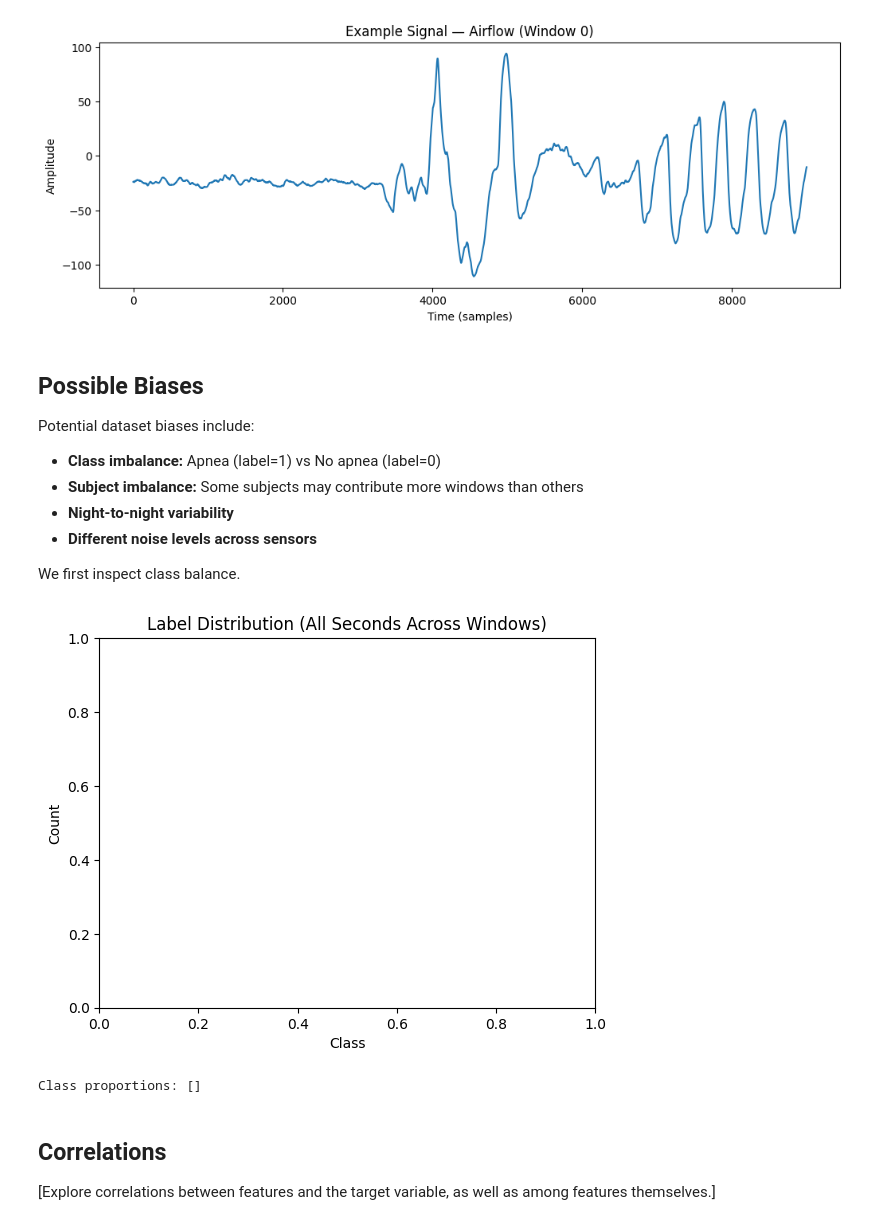
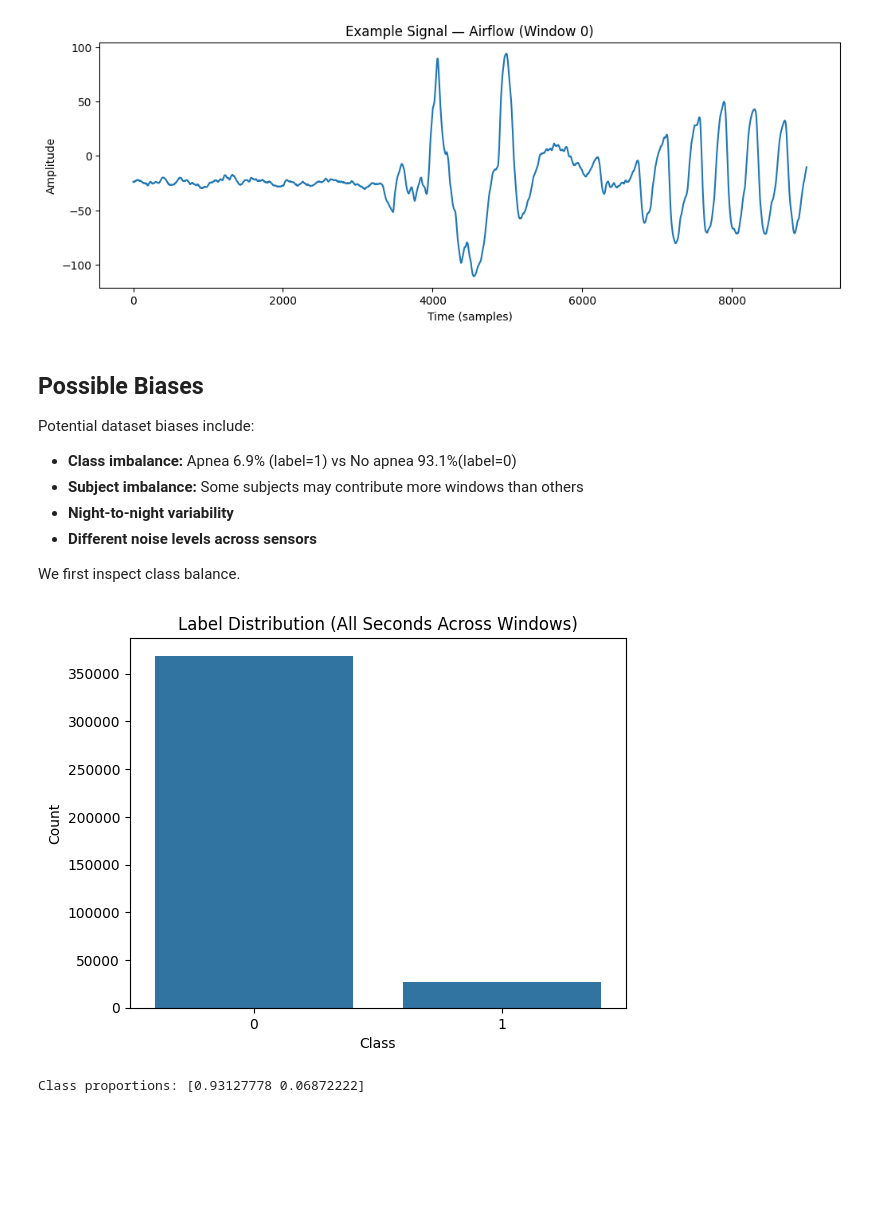
Before and after one commit to giuuusepeda/Sleep_Apnea, a Jupyter notebook: 1_DatasetCharacteristics/exploratory_data_analysis.ipynb, the cells around one changed output. Cells and saved outputs as stored; diff of their text form; code cells hidden in the pictures; blank space fills up the shorter version.

```diff
--- a/1_DatasetCharacteristics/exploratory_data_analysis.ipynb
+++ b/1_DatasetCharacteristics/exploratory_data_analysis.ipynb
@@ -149,29 +149,25 @@ plt.show()
 
 Potential dataset biases include:
 
-- **Class imbalance:** Apnea (label=1) vs No apnea (label=0)
+- **Class imbalance:** Apnea 6.9% (label=1) vs No apnea 93.1%(label=0)
 - **Subject imbalance:** Some subjects may contribute more windows than others
 - **Night-to-night variability**
 - **Different noise levels across sensors**
 
 We first inspect class balance.
 # %%
-label_cols = [c for c in y_df.columns if c.startswith("Y_")]
+label_cols = [c for c in y_df.columns if c.startswith("y_")]
 
 labels_flat = y_df[label_cols].values.ravel()
 unique, counts = np.unique(labels_flat, return_counts=True)
 
 sns.barplot(x=unique, y=counts)
 plt.title("Label Distribution (All Seconds Across Windows)")
 plt.xlabel("Class")
 plt.ylabel("Count")
 plt.show()
 
 print("Class proportions:", counts / counts.sum())
 # %% [output]
-[figure, old version]
+[figure, new version]
-Class proportions: []
+Class proportions: [0.93127778 0.06872222]
-# %% [markdown]
-## Correlations
-
-[Explore correlations between features and the target variable, as well as among features themselves.]
```
Also changed, not shown: parts of 4 cells of this notebook.
